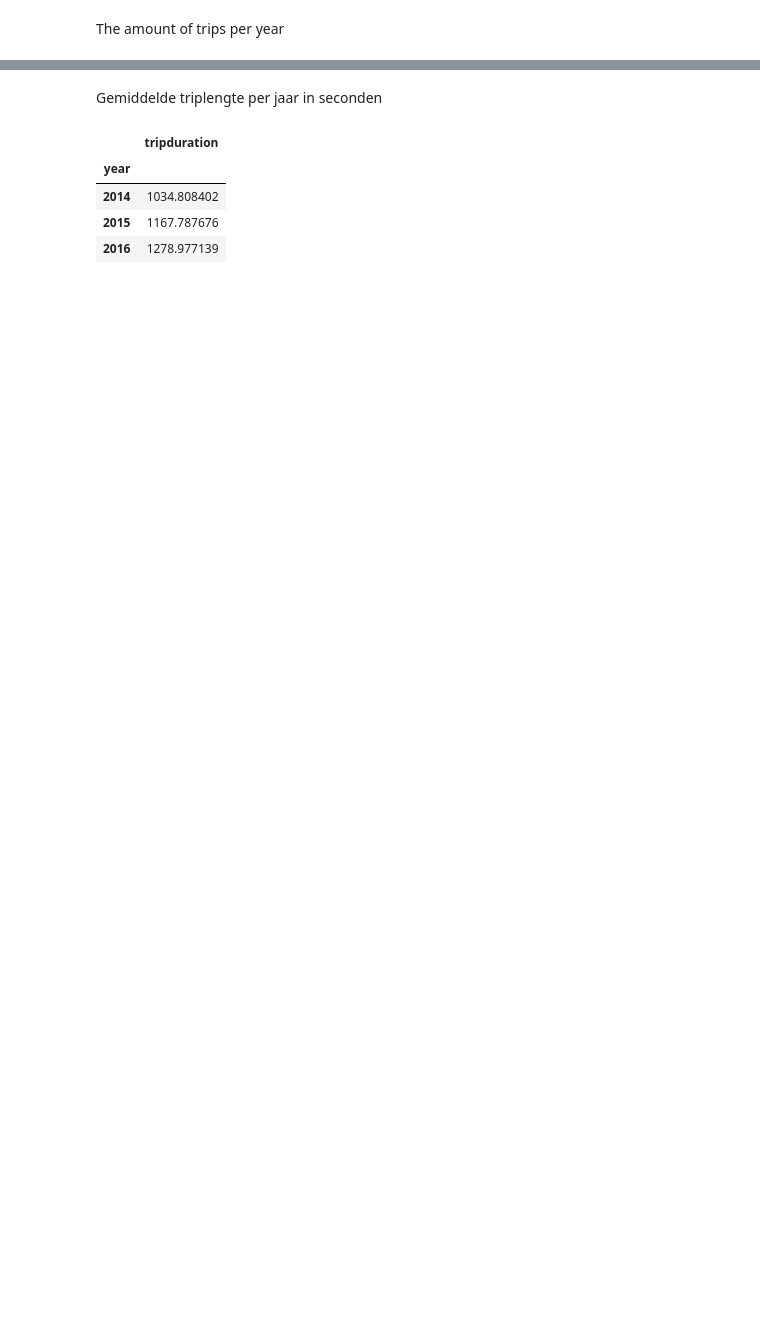
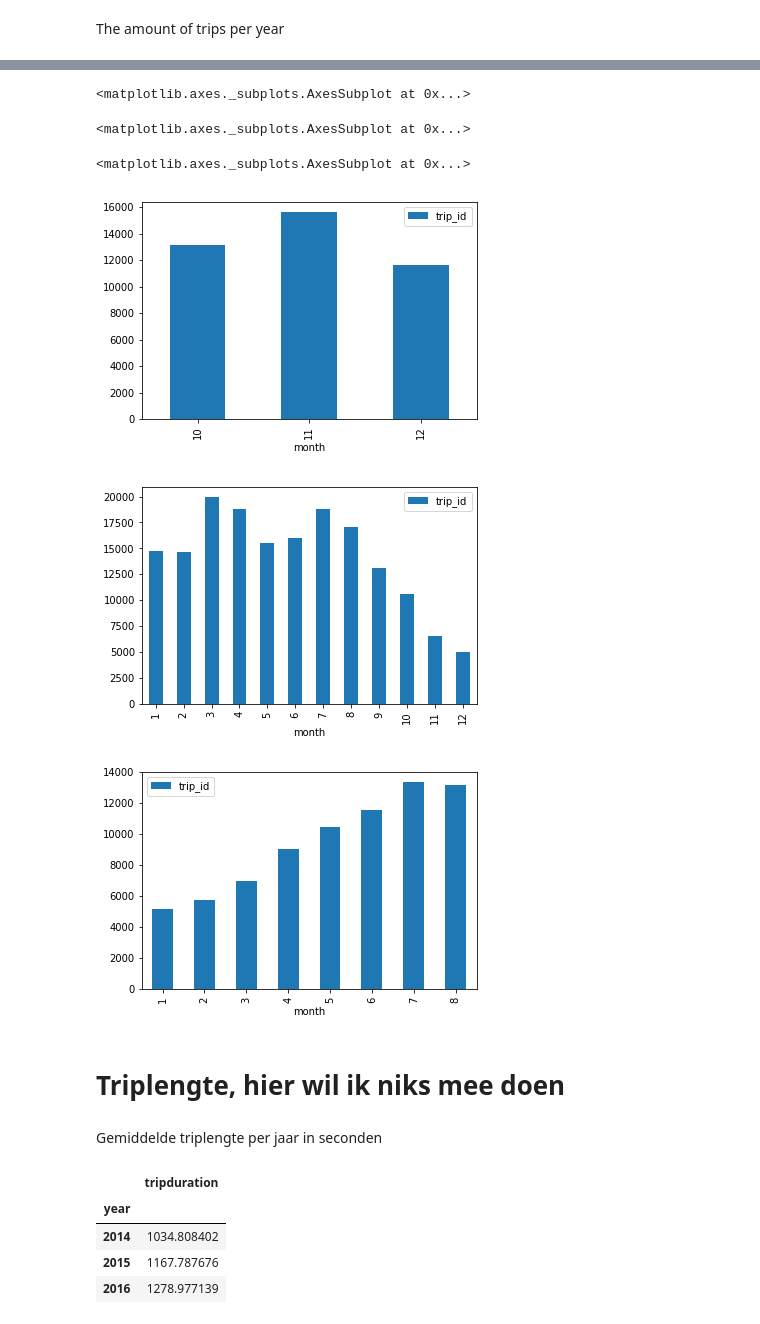
Before and after one commit to JeroenBoshuis/DataScience_Casus, a Jupyter notebook: Will people cycle more in the future - Jeroen.ipynb, the cells around one changed output, grey strips where cells are left out. Saved outputs shown, nothing was run; the diff lists cells and outputs as text; code cells hidden in the pictures; blank space fills up the shorter version.

```diff
--- a/Will people cycle more in the future - Jeroen.ipynb
+++ b/Will people cycle more in the future - Jeroen.ipynb
@@ -76,3 +145,17 @@ trip[['year', 'trip_id']].groupby('year').count()
+# %%
+#Dit zou beter passen door alle 3 de dataframes te plotten op een stackedbar / line graph
+display(tripsM2014.plot.bar())
+display(tripsM2015.plot.bar())
+display(tripsM2016.plot.bar())
+# %% [output]
+<matplotlib.axes._subplots.AxesSubplot at 0x...>
+<matplotlib.axes._subplots.AxesSubplot at 0x...>
+<matplotlib.axes._subplots.AxesSubplot at 0x...>
+[figure, added]
+[figure, added]
+[figure, added]
+# %% [markdown]
+# Triplengte, hier wil ik niks mee doen
 # %% [markdown]
 Gemiddelde triplengte per jaar in seconden
 # %%
```
Also changed, not shown: parts of 22 cells of this notebook.
